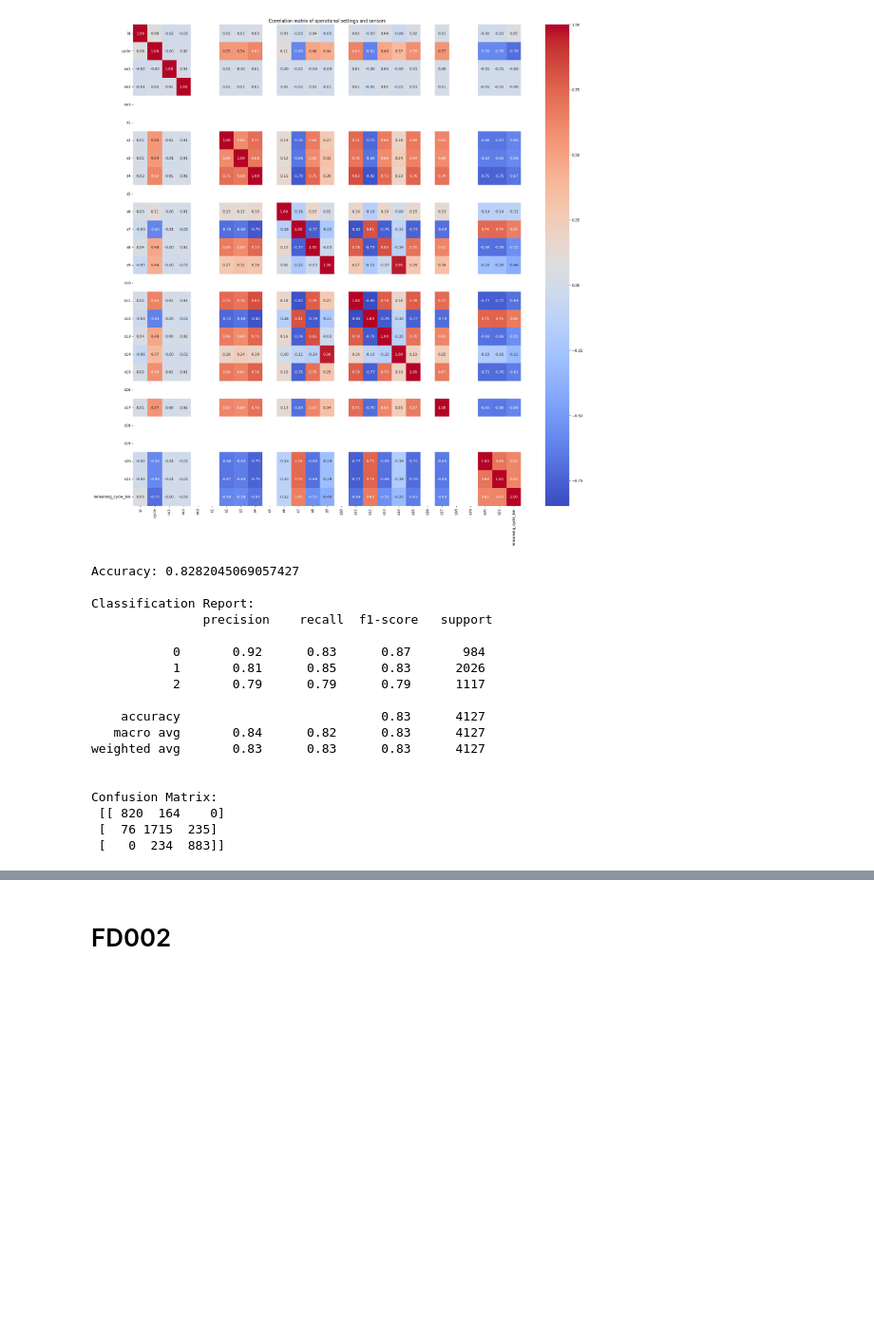
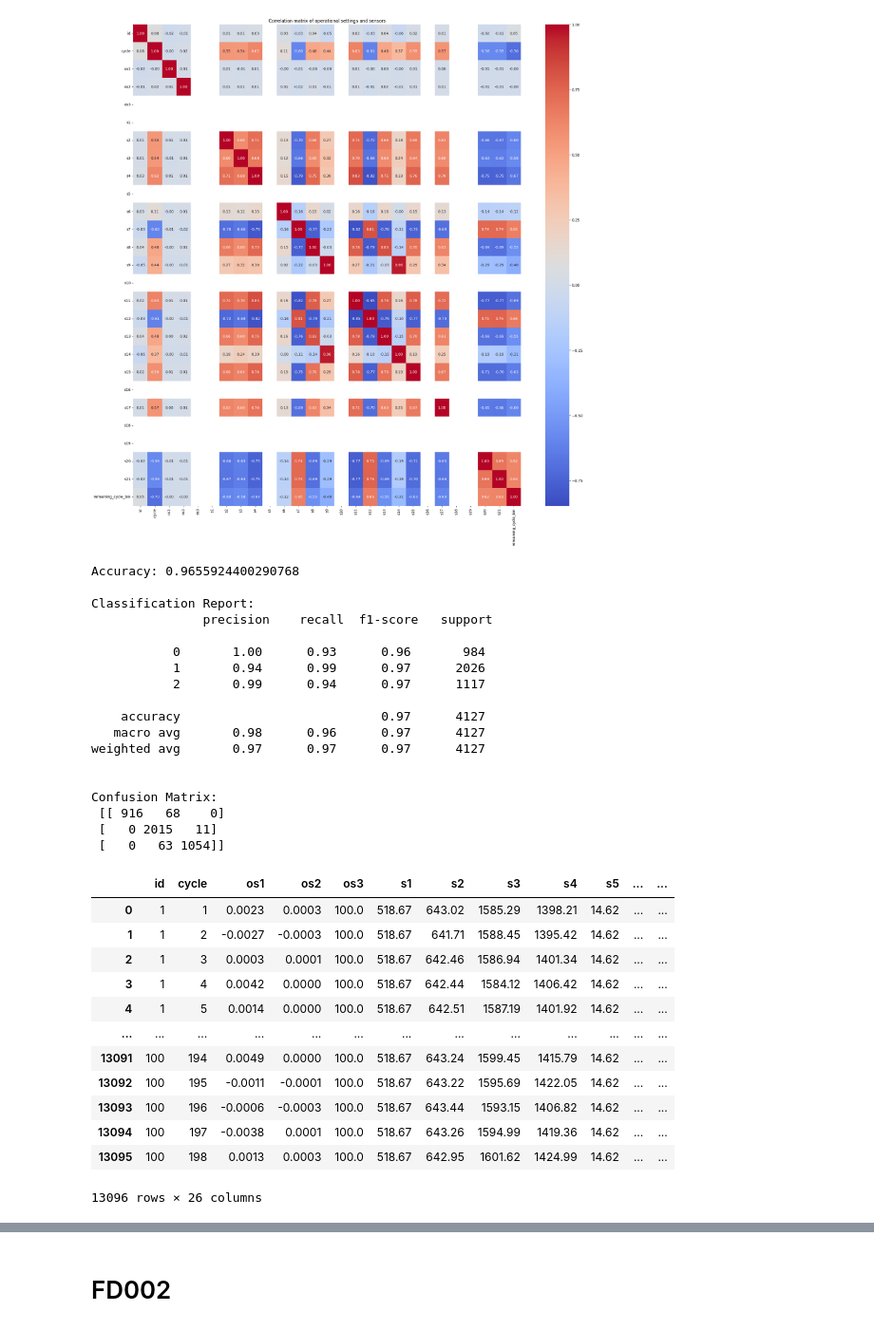
Before and after one commit to Anupazen/Advance-AI, a Jupyter notebook: Advanced_AI.ipynb, the cells around one changed output, grey strips where cells are left out. Shown at 95% size. Cells and saved outputs as stored; diff of their text form; code cells hidden in the pictures; blank space fills up the shorter version.

```diff
--- a/Advanced_AI.ipynb
+++ b/Advanced_AI.ipynb
@@ -105,11 +123,10 @@ dfFD001 = RemoveCols(dfFD001)
 X = dfFD001.drop(columns=['remaining_cycle_bin'])  # features
 y = dfFD001['remaining_cycle_bin']                 # target labels
 
-X_train, X_test, y_train, y_test = train_test_split(X, y, test_size=0.2, random_state=42)
 
 rf_clf = RandomForestClassifier(n_estimators=500, max_depth=15, random_state=42)
 
-rf_clf.fit(X_train, y_train)
+rf_clf.fit(X, y)
 
 y_pred = rf_clf.predict(X_test)
 
@@ -118,21 +135,39 @@ print("Accuracy:", accuracy_score(y_test, y_pred))
 print("\nClassification Report:\n", classification_report(y_test, y_pred))
 print("\nConfusion Matrix:\n", confusion_matrix(y_test, y_pred))
 # %% [output]
-Accuracy: 0.8282045069057427
+Accuracy: 0.9655924400290768
 
 Classification Report:
                precision    recall  f1-score   support
 
-           0       0.92      0.83      0.87       984
-           1       0.81      0.85      0.83      2026
-           2       0.79      0.79      0.79      1117
+           0       1.00      0.93      0.96       984
+           1       0.94      0.99      0.97      2026
+           2       0.99      0.94      0.97      1117
 
-    accuracy                           0.83      4127
-   macro avg       0.84      0.82      0.83      4127
-weighted avg       0.83      0.83      0.83      4127
+    accuracy                           0.97      4127
+   macro avg       0.98      0.96      0.97      4127
+weighted avg       0.97      0.97      0.97      4127
 
 
 Confusion Matrix:
- [[ 820  164    0]
- [  76 1715  235]
- [   0  234  883]]
+ [[ 916   68    0]
+ [   0 2015   11]
+ [   0   63 1054]]
+# %%
+dfFD001_test = pd.read_csv('/content/drive/MyDrive/UOM/Advanced AI/test_FD001.txt', sep='\s+', header=None, names=column_names)
+# %%
+dfFD001_test
+# %% [output]
+|  | id | cycle | os1 | os2 | os3 | s1 | s2 | s3 | s4 | s5 | ... | ... |
+| 0 | 1 | 1 | 0.0023 | 0.0003 | 100.0 | 518.67 | 643.02 | 1585.29 | 1398.21 | 14.62 | ... | ... |
+| 1 | 1 | 2 | -0.0027 | -0.0003 | 100.0 | 518.67 | 641.71 | 1588.45 | 1395.42 | 14.62 | ... | ... |
+| 2 | 1 | 3 | 0.0003 | 0.0001 | 100.0 | 518.67 | 642.46 | 1586.94 | 1401.34 | 14.62 | ... | ... |
+| 3 | 1 | 4 | 0.0042 | 0.0000 | 100.0 | 518.67 | 642.44 | 1584.12 | 1406.42 | 14.62 | ... | ... |
+| 4 | 1 | 5 | 0.0014 | 0.0000 | 100.0 | 518.67 | 642.51 | 1587.19 | 1401.92 | 14.62 | ... | ... |
+| ... | ... | ... | ... | ... | ... | ... | ... | ... | ... | ... | ... | ... |
+| 13091 | 100 | 194 | 0.0049 | 0.0000 | 100.0 | 518.67 | 643.24 | 1599.45 | 1415.79 | 14.62 | ... | ... |
+| 13092 | 100 | 195 | -0.0011 | -0.0001 | 100.0 | 518.67 | 643.22 | 1595.69 | 1422.05 | 14.62 | ... | ... |
+| 13093 | 100 | 196 | -0.0006 | -0.0003 | 100.0 | 518.67 | 643.44 | 1593.15 | 1406.82 | 14.62 | ... | ... |
+| 13094 | 100 | 197 | -0.0038 | 0.0001 | 100.0 | 518.67 | 643.26 | 1594.99 | 1419.36 | 14.62 | ... | ... |
+| 13095 | 100 | 198 | 0.0013 | 0.0003 | 100.0 | 518.67 | 642.95 | 1601.62 | 1424.99 | 14.62 | ... | ... |
+13096 rows × 26 columns
```
Also changed, not shown: parts of 4 cells of this notebook.
